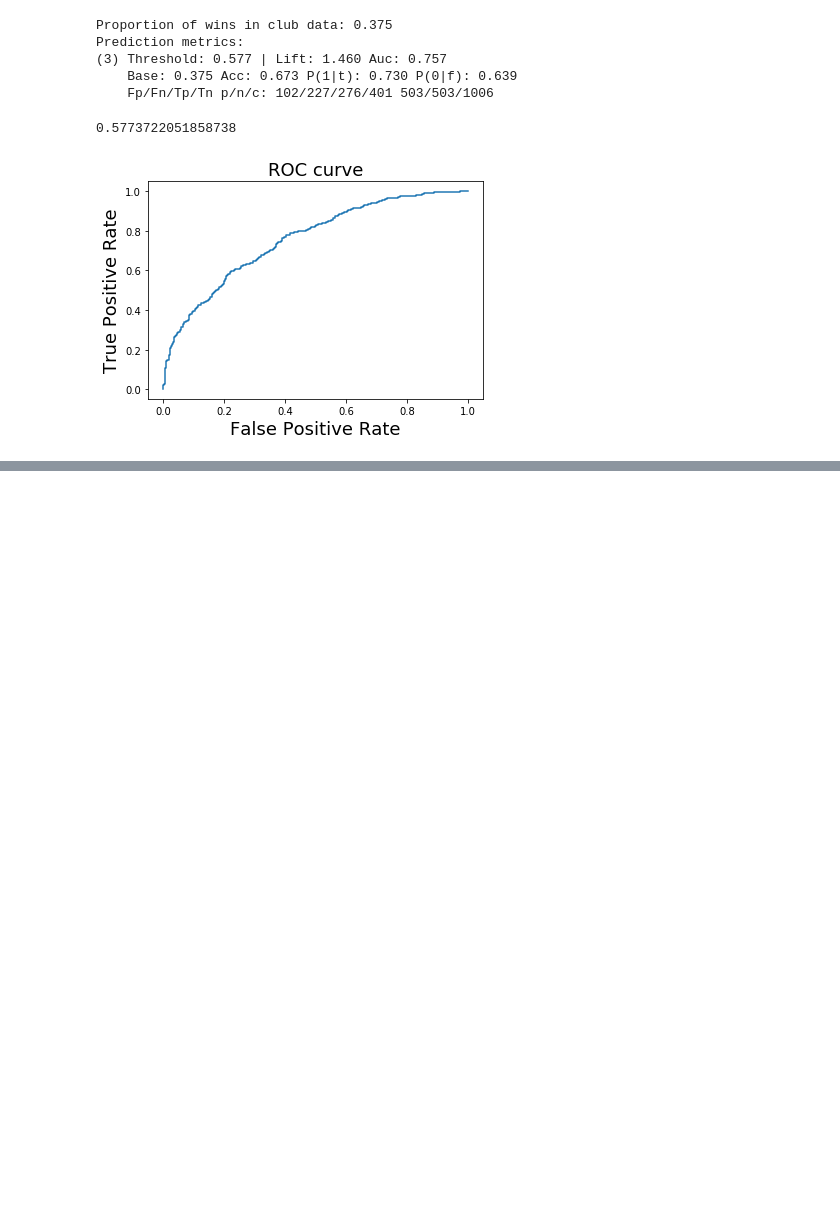
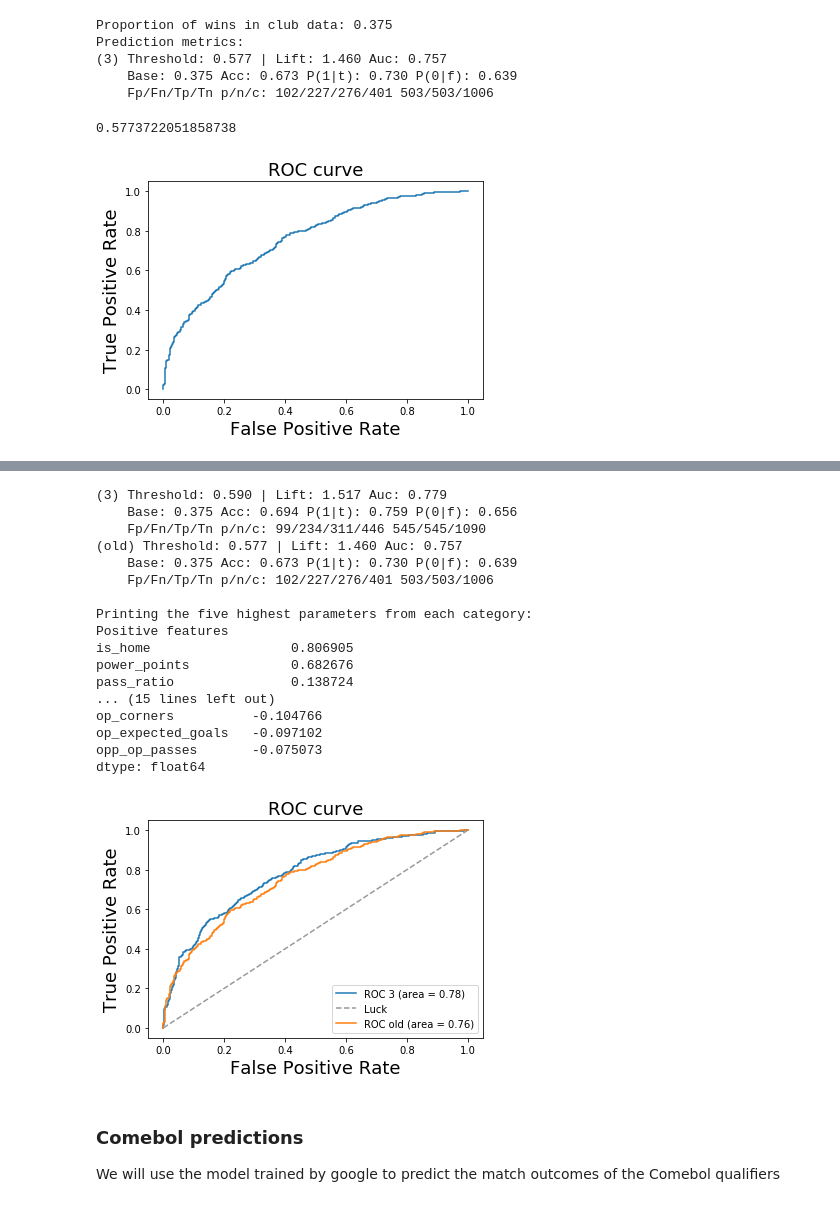
Before and after one commit to arakata/FORECAST, a Jupyter notebook: main_prediction.ipynb, the cells around one changed output, grey strips where cells are left out. Saved outputs shown, nothing was run; the diff lists cells and outputs as text; code cells hidden in the pictures; blank space fills up the shorter version.

```diff
--- a/main_prediction.ipynb
+++ b/main_prediction.ipynb
@@ -165 +221,43 @@ Prediction metrics:
+# %%
+# Like before, extract metrics from the new model after predicting
+# outcomes of the test set.
+power_y = [yval == 3 for yval in power_test['points']]
+world_cup.validate(3, power_y, power_results['predicted'], baseline,
+                   compute_auc=True, quiet=False)
+
+# Print before and after ROC curve.
+plt.plot([0, 1], [0, 1], '--', color=(0.6, 0.6, 0.6), label='Luck')
+# Add the old model to the graph
+world_cup.validate('old', y, results['predicted'], baseline,
+                   compute_auc=True, quiet=False)
+plt.legend(loc="lower right")
+#plt.close()
+
+# Print estimated odds ratios.
+print(' ')
+print('Printing the five highest parameters from each category:')
+world_cup.print_params(power_model, 5)
+# %% [output]
+(3) Threshold: 0.590 | Lift: 1.517 Auc: 0.779
+    Base: 0.375 Acc: 0.694 P(1|t): 0.759 P(0|f): 0.656
+    Fp/Fn/Tp/Tn p/n/c: 99/234/311/446 545/545/1090
+(old) Threshold: 0.577 | Lift: 1.460 Auc: 0.757
+    Base: 0.375 Acc: 0.673 P(1|t): 0.730 P(0|f): 0.639
+    Fp/Fn/Tp/Tn p/n/c: 102/227/276/401 503/503/1006
+
+Printing the five highest parameters from each category:
+Positive features
+is_home                  0.806905
+power_points             0.682676
+pass_ratio               0.138724
+... (15 lines left out)
+op_corners          -0.104766
+op_expected_goals   -0.097102
+opp_op_passes       -0.075073
+dtype: float64
+[figure, added]
+# %% [markdown]
+### Comebol predictions
+
+We will use the model trained by google to predict the match outcomes of the Comebol qualifiers
 # %%
```
Also changed, not shown: parts of 9 cells of this notebook, 3 other files.
